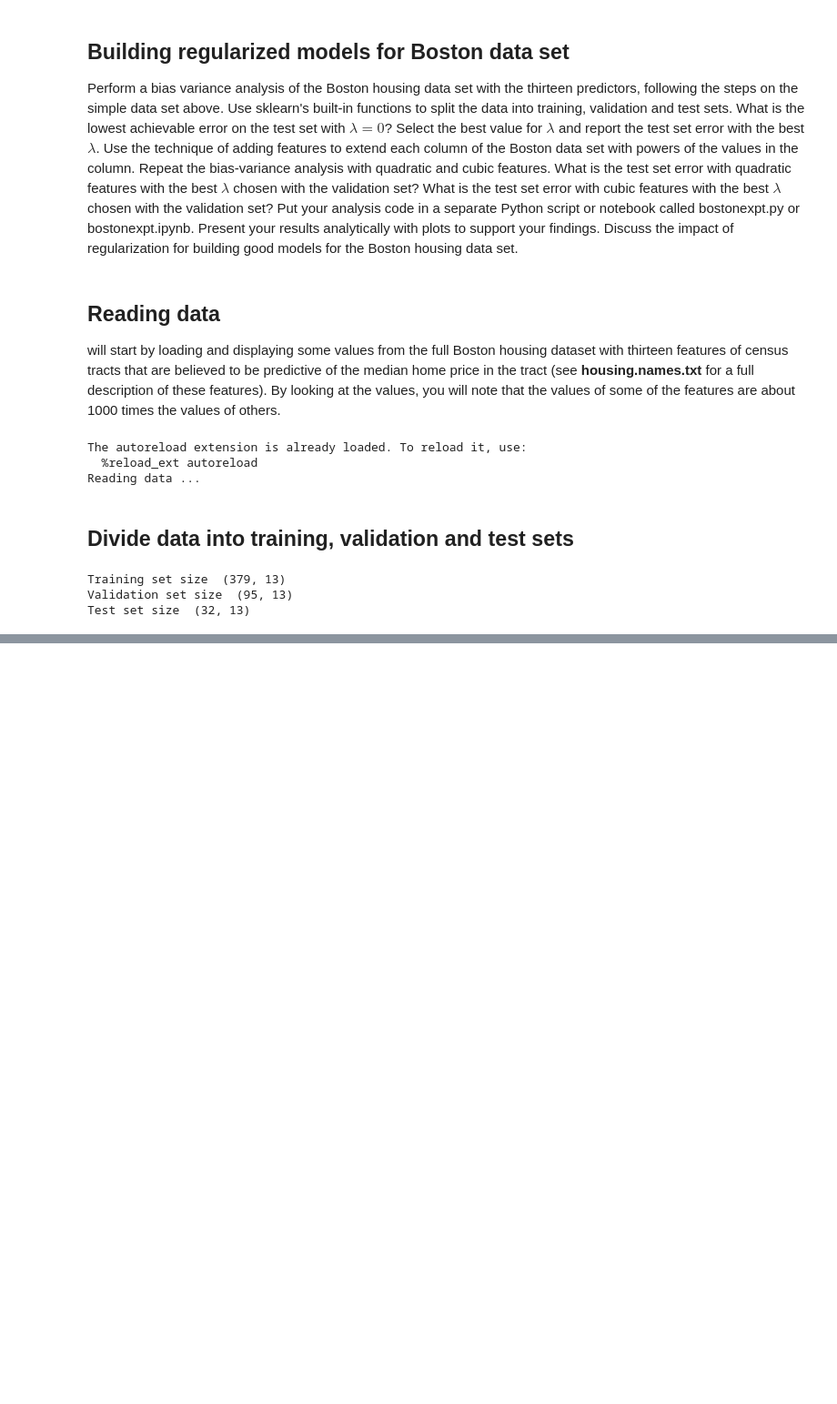
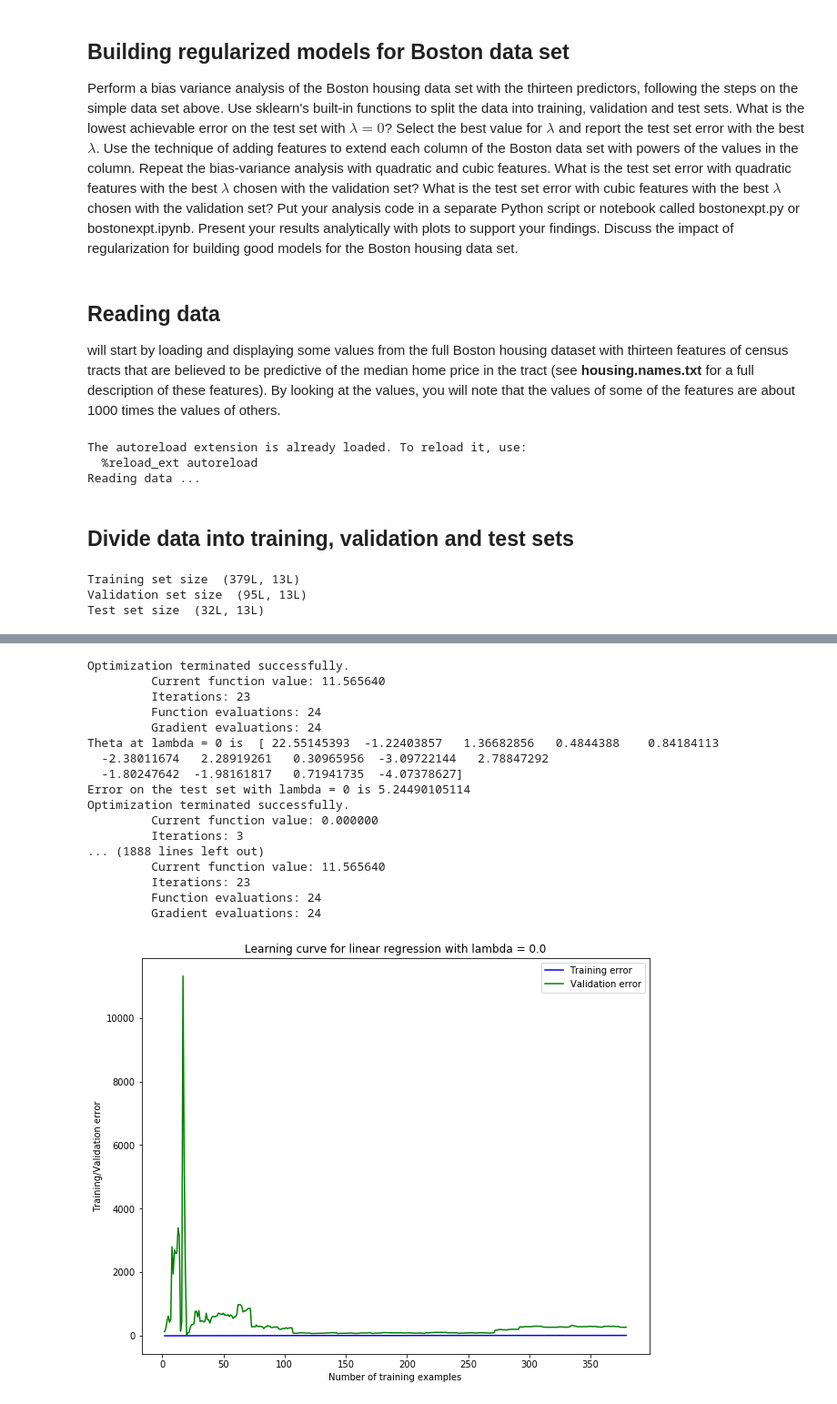
Before and after one commit to aureole-420/machine-learning, a Jupyter notebook: hw1/part2/bostonexpt.ipynb, the cells around one changed output, grey strips where cells are left out. Shown at 91% size. Drawn from its saved outputs; the diff is of its cells as text; code cells hidden in the pictures; blank space fills up the shorter version.

```diff
--- a/hw1/part2/bostonexpt.ipynb
+++ b/hw1/part2/bostonexpt.ipynb
@@ -40,7 +40,7 @@ Reading data ...
 # %%
 from sklearn.model_selection import train_test_split
 
-X_train, X_test_val, y_train, y_test_val = train_test_split(df, bdata.target)
+X_train, X_test_val, y_train, y_test_val = train_test_split(df.values, bdata.target)
 
 X_val, X_test, y_val, y_test = train_test_split(X_test_val, y_test_val)
 
@@ -48,9 +48,9 @@ print 'Training set size ', X_train.shape
 print 'Validation set size ', X_val.shape
 print 'Test set size ', X_test.shape
 # %% [output]
-Training set size  (379, 13)
-Validation set size  (95, 13)
-Test set size  (32, 13)
+Training set size  (379L, 13L)
+Validation set size  (95L, 13L)
+Test set size  (32L, 13L)
 # %% [markdown]
 ## Regularized Linear Regression cost function and gradient (vectorized)
 Regularized linear regression has the following cost function:
@@ -85,0 +72,46 @@ plt.show()
+# %%
+reg = 0.0
+
+# Scale training features
+XX_train, mu, sigma = utils.feature_normalize(X_train)
+
+# Add a column to training set
+XX = np.c_[np.ones(XX_train.shape[0]), XX_train]
+XX_val = (X_val - mu)/sigma
+
+XX_val = np.c_[np.ones(XX_val.shape[0]), XX_val]
+yy = y_train
+
+#  Train linear regression with lambda = 0
+reglinear_reg1 = RegularizedLinearReg_SquaredLoss()
+theta_opt0 = reglinear_reg1.train(XX,yy,reg,num_iters=1000)
+print 'Theta at lambda = 0 is ', theta_opt0
+
+# Compute error on the test set
+XX_test = (X_test - mu)/sigma
+XX_test = np.c_[np.ones(XX_test.shape[0]), XX_test]
+print 'Error on the test set with lambda = 0 is', reglinear_reg1.loss(theta_opt0, XX_test, y_test, 0.0)
+
+# Plot learning curve
+error_train, error_val = utils.learning_curve(XX,yy,XX_val,y_val,reg)
+plot_utils.plot_learning_curve(error_train, error_val,reg)
+plt.show()
+# %% [output]
+Optimization terminated successfully.
+         Current function value: 11.565640
+         Iterations: 23
+         Function evaluations: 24
+         Gradient evaluations: 24
+Theta at lambda = 0 is  [ 22.55145393  -1.22403857   1.36682856   0.4844388    0.84184113
+  -2.38011674   2.28919261   0.30965956  -3.09722144   2.78847292
+  -1.80247642  -1.98161817   0.71941735  -4.07378627]
+Error on the test set with lambda = 0 is 5.24490105114
+Optimization terminated successfully.
+         Current function value: 0.000000
+         Iterations: 3
+... (1888 lines left out)
+         Current function value: 11.565640
+         Iterations: 23
+         Function evaluations: 24
+         Gradient evaluations: 24
+[figure, added]
```
Also changed, not shown: parts of 1 cell of this notebook.
